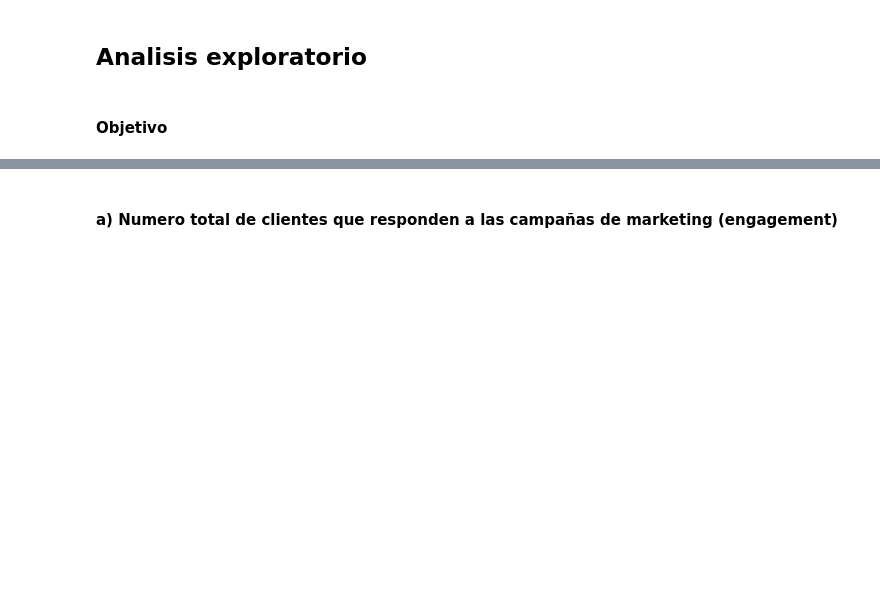
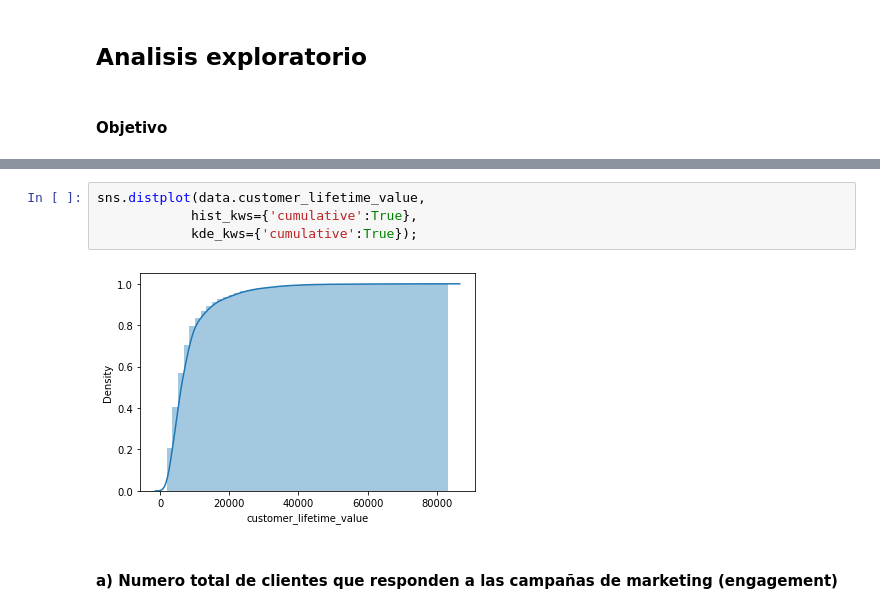
Before and after one commit to YonatanRA/rebootcamp, a Jupyter notebook: notebooks/w1_d1 - Ejercicio BI 1 (clv).ipynb, the cells around one changed output, grey strips where cells are left out. Saved outputs shown, nothing was run; the diff lists cells and outputs as text; blank space fills up the shorter version.

```diff
--- a/notebooks/w1_d1 - Ejercicio BI 1 (clv).ipynb
+++ b/notebooks/w1_d1 - Ejercicio BI 1 (clv).ipynb
@@ -45,2 +81,8 @@ Mejorar el CLV a traves del marketing.
+# %%
+sns.distplot(data.customer_lifetime_value,
+            hist_kws={'cumulative':True},
+            kde_kws={'cumulative':True});
+# %% [output]
+[figure, added]
 # %% [markdown]
 #### a) Numero total de clientes que responden a las campañas de marketing (engagement)
```
Also changed, not shown: parts of 19 cells of this notebook.
